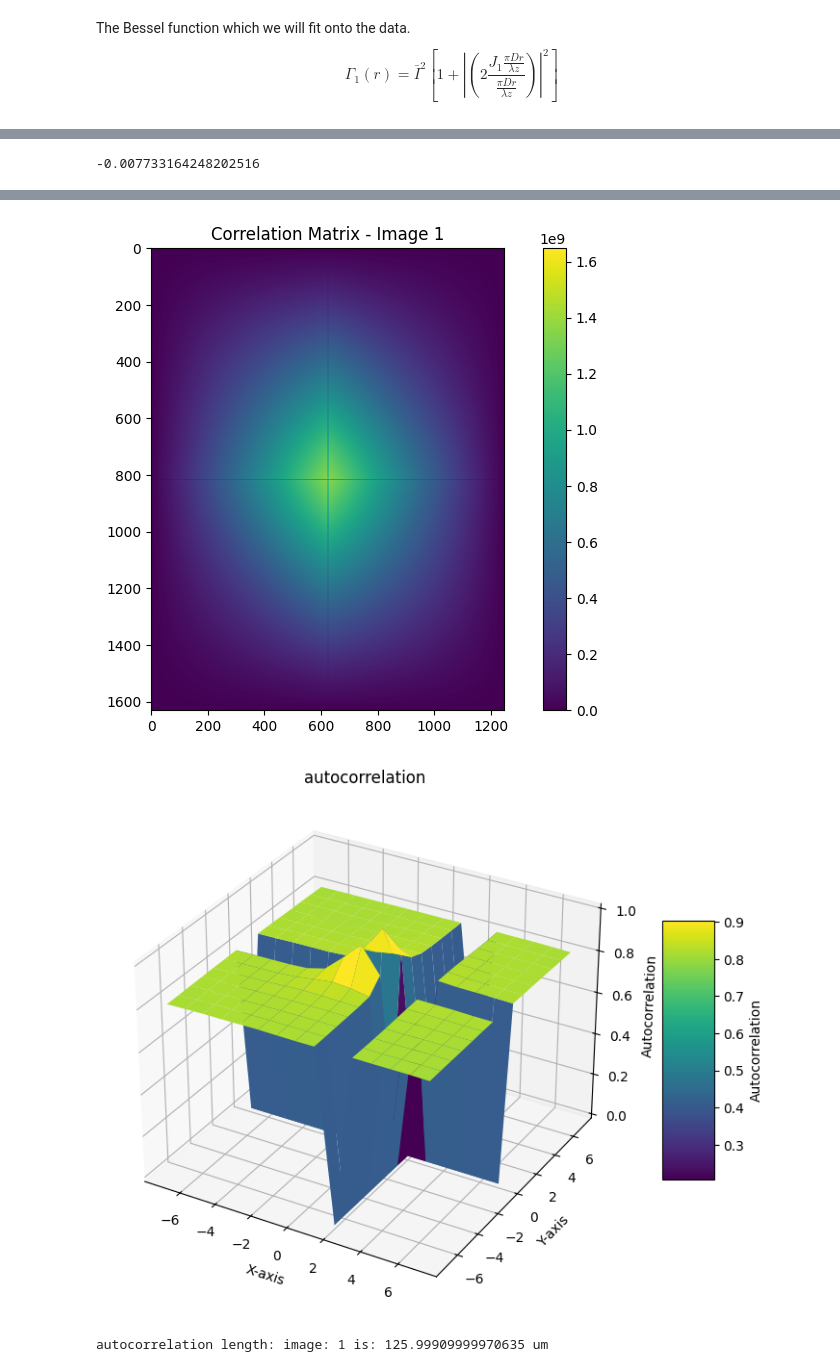
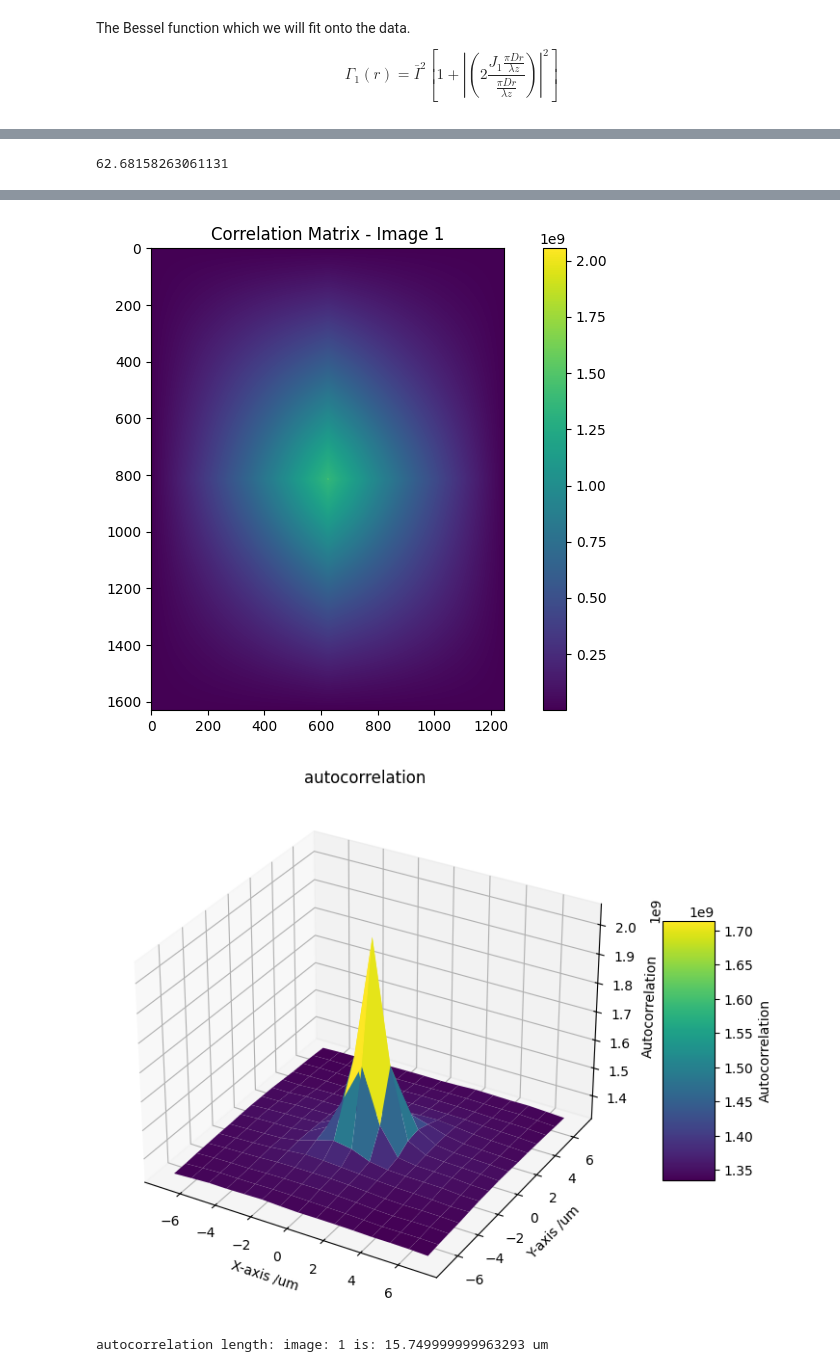
Before and after one commit to specimen-n1l3/speckle-analysis, a Jupyter notebook: final.ipynb, the cells around one changed output, grey strips where cells are left out. Saved outputs shown, nothing was run; the diff lists cells and outputs as text; code cells hidden in the pictures.

Commit message:
the 3d plot seems fine when not normalised

```diff
--- a/final.ipynb
+++ b/final.ipynb
@@ -6,13 +6,11 @@ PLOT_UNIQUE_INTENSITIES = False
 PLOT_IMAGE_INITIAL = True
 PLOT_NORMALISED_HIST = True
 
-CLIP_DATA = True
+CLIP_HIST_DATA = True
 
-NORMALISE_AUTOCORRELATION = False
+PIXELSTRUEUMFALSE = True
 
-NORMALISE_ALL = True
-
-CLIP3DPLOT = True
+NORMALISE_ALL = False
 # %%
 import numpy as np
 import pandas as pd
@@ -136,7 +134,7 @@ def curve_fitting_pics(pic_list):
         generated_y_values = intensity_probability_curve(large_range_of_X_values, a, b, c)
 
 
-        if not CLIP_DATA:
+        if not CLIP_HIST_DATA:
             #plot with fit, initial data, normalised
             plt.subplot(1, 2, 2)
             plt.bar(bin_centers_normalised, counts_hist / counts_hist.max(), width=np.diff(bins) * normalisation_factor, align='center', edgecolor='black')
@@ -209,13 +207,22 @@ def correlate(pic_list):
             correlation_plotted_X = np.delete(correlation_plotted_X, np.where(correlation_plotted_X == 0))
             correlation_plotted_y /= np.max(correlation_plotted_y)
 
+        #convert the correlation lags (correlation distances to micrometers from pixels)
+        if PIXELSTRUEUMFALSE:
+            mult = 1
+        else:
+            mult = 9
+
+        correlation_dist_x = correlation_dist_x * mult
+        correlation_dist_y = correlation_dist_y * mult
+
         # Plot autocorrelation in the x and y-axis
         plt.figure(figsize=(10, 6))
         plt.scatter(correlation_dist_x, correlation_plotted_X, label='autocorrelation - x', s=2)
-        plt.grid(True); plt.legend(); plt.ylabel("Autocorrelation"); plt.xlabel("Distance "); plt.title(f"Graph of autocorrelation against distance  - image {i + 1} (x axis)")
+        plt.grid(True); plt.legend(); plt.ylabel("Autocorrelation"); plt.xlabel("Distance /um "); plt.title(f"Graph of autocorrelation against distance  - image {i + 1} (x axis)")
         plt.figure(figsize=(10, 6))
         plt.scatter(correlation_dist_y, correlation_plotted_y, label='autocorrelation - y', s=1)
-        plt.grid(True); plt.legend(); plt.ylabel("Autocorrelation"); plt.xlabel("Distance "); plt.title(f"Graph of autocorrelation against Distance  - image {i + 1} (y axis)"); plt.show()
+        plt.grid(True); plt.legend(); plt.ylabel("Autocorrelation"); plt.xlabel("Distance /um"); plt.title(f"Graph of autocorrelation against Distance  - image {i + 1} (y axis)"); plt.show()
 
         #modifying distance and autocorrelation arrays - finds the max value of autocorrelation function and clips from -7:8
         max_value_autocorrelation  = np.max(correlation_plotted_X)
@@ -238,7 +245,7 @@ def correlate(pic_list):
         plt.figure(figsize=(10, 6))
         plt.plot(large_number_X_values_autocorrelation, fitted_autocorrelation_values, c='blue', label='Fitted Bessel Function')
         plt.scatter(correlation_dist_x_fit, correlation_plotted_X_fit, c='orange', label='Autocorrelation')
-        plt.grid(True); plt.legend(); plt.ylabel("Autocorrelation"); plt.xlabel("Distance "); plt.title(f"Graph of autocorrelation against distance  - image {i + 1} (x axis)"); plt.show()
+        plt.grid(True); plt.legend(); plt.ylabel("Autocorrelation"); plt.xlabel("Distance /um"); plt.title(f"Graph of autocorrelation against distance  - image {i + 1} (x axis)"); plt.show()
 
         #extracting relevant parameters, adding y coeff offset to the bessel function (find fwhm)
         fitted_autocorrelation_values_analyse = fitted_autocorrelation_values - C
@@ -263,7 +270,7 @@ def correlate(pic_list):
         plt.scatter(minimum_point_pos.x, bessel_function(minimum_point_pos.x, I_ave, B, A, C) - C, label='left min point')
         plt.scatter(minimum_point_neg.x, bessel_function(minimum_point_neg.x, I_ave, B, A, C) - C, label='right min point')
         print("autocorrelation length: ", fullwidth0); print("FWHM: ", fwhm)
-        plt.grid(True); plt.legend(); plt.ylabel("Autocorrelation"); plt.xlabel("Distance "); plt.title(f"Graph of autocorrelation against distance  - image {i + 1} (x axis)"); plt.show()
+        plt.grid(True); plt.legend(); plt.ylabel("Autocorrelation"); plt.xlabel("Distance /um"); plt.title(f"Graph of autocorrelation against distance  - image {i + 1} (x axis)"); plt.show()
 
         #correlation matrix
         plt.figure(figsize=(10, 6))
@@ -287,8 +294,8 @@ def correlate(pic_list):
         ax = fig.add_subplot(111, projection='3d')
         surface = ax.plot_surface(X, Y, correlation.T, cmap='viridis', edgecolor='none')
         ax.set_title('autocorrelation')
-        ax.set_xlabel('X-axis')
-        ax.set_ylabel('Y-axis')
+        ax.set_xlabel('X-axis /um')
+        ax.set_ylabel('Y-axis /um')
         ax.set_zlabel('Autocorrelation')
         fig.colorbar(surface, ax=ax, shrink=0.5, aspect=5, label='Autocorrelation')
         plt.show()
@@ -303 +310 @@ correlate(pic_list)
--0.007733164248202516
+62.68158263061131
@@ -308,3 +315,3 @@ FWHM:  13.999899999967372
-[figure, old version]
+[figure, new version]
-[figure, old version]
+[figure, new version]
-autocorrelation length: image: 1 is: 125.99909999970635 um
+autocorrelation length: image: 1 is: 15.749999999963293 um
```
Also changed, not shown: parts of 2 cells of this notebook.
